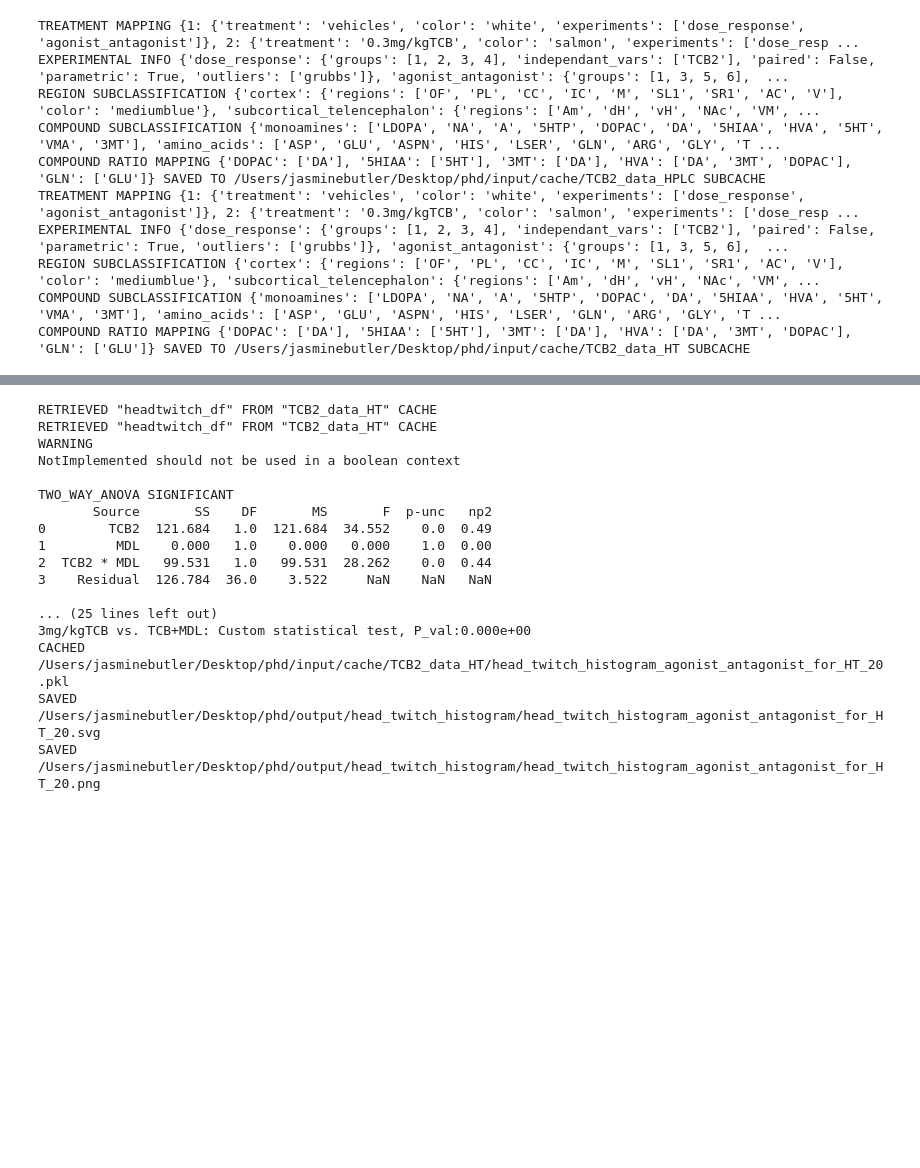
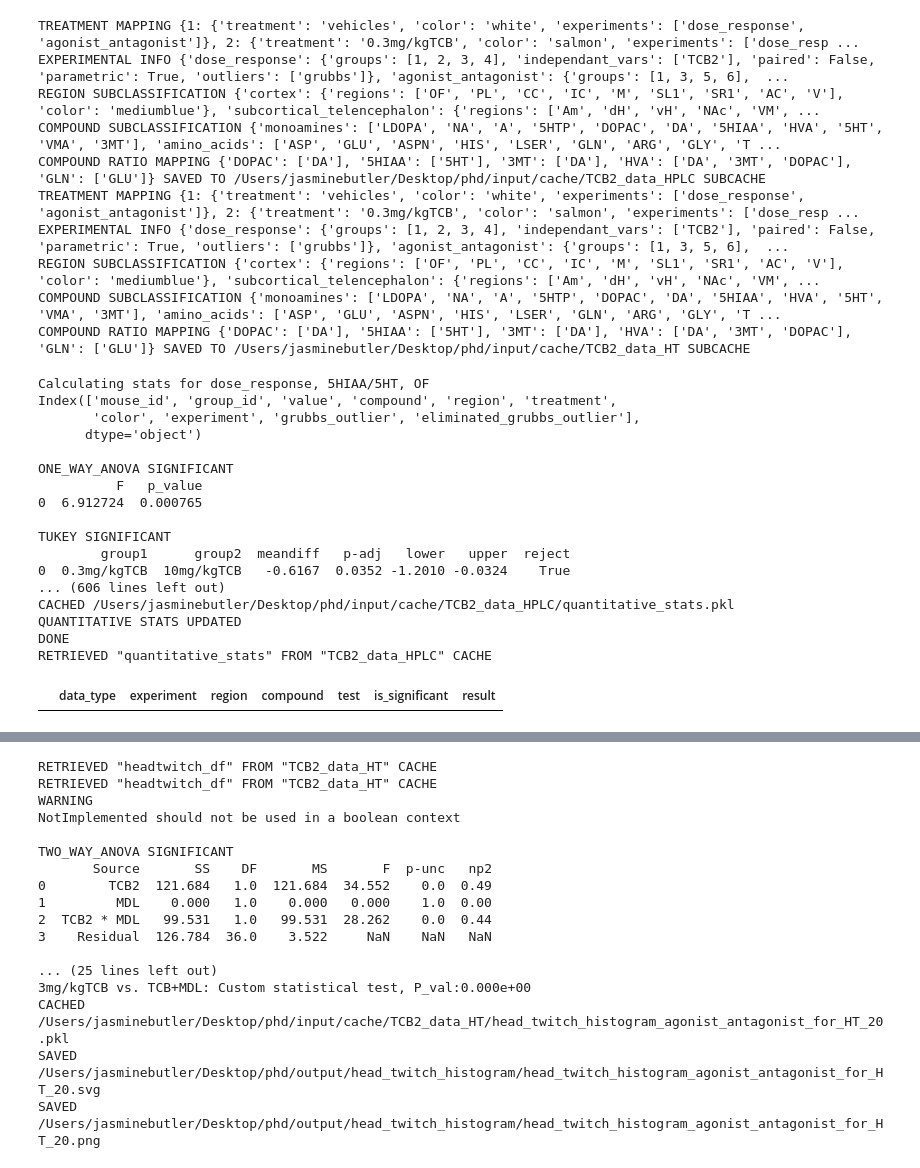
Before and after one commit to remicorne/phd, a Jupyter notebook: RUN.ipynb, the cells around one changed output, grey strips where cells are left out. Drawn from its saved outputs; the diff is of its cells as text; code cells hidden in the pictures; blank space fills up the shorter version.

Commit message:
started adding starts to quantitativeSummary issues also with M, MR, Y, SC for stats data exists but no oneway? - sick going home

```diff
--- a/RUN.ipynb
+++ b/RUN.ipynb
@@ -105,6 +105,35 @@ EXPERIMENTAL INFO {'dose_response': {'groups': [1, 2, 3, 4], 'independant_vars':
 REGION SUBCLASSIFICATION {'cortex': {'regions': ['OF', 'PL', 'CC', 'IC', 'M', 'SL1', 'SR1', 'AC', 'V'], 'color': 'mediumblue'}, 'subcortical_telencephalon': {'regions': ['Am', 'dH', 'vH', 'NAc', 'VM', ...
 COMPOUND SUBCLASSIFICATION {'monoamines': ['LDOPA', 'NA', 'A', '5HTP', 'DOPAC', 'DA', '5HIAA', 'HVA', '5HT', 'VMA', '3MT'], 'amino_acids': ['ASP', 'GLU', 'ASPN', 'HIS', 'LSER', 'GLN', 'ARG', 'GLY', 'T ...
 COMPOUND RATIO MAPPING {'DOPAC': ['DA'], '5HIAA': ['5HT'], '3MT': ['DA'], 'HVA': ['DA', '3MT', 'DOPAC'], 'GLN': ['GLU']} SAVED TO /Users/jasminebutler/Desktop/phd/input/cache/TCB2_data_HT SUBCACHE
+# %%
+#CONSTRUCTION
+# justStats(filename,
+#           experiments=['dose_response'],
+#           compounds=['5HIAA/5HT'],
+#           regions=["OF","PL","CC", "IC","M", "SJ","SL1", "SL6", "SR6", "SR1", "AC", "V",
+#                 "Am", "dH", "vH", "NAc", "VM", "DM","VL", "DL", "MD",  "VPL",  "VPR",
+#                 "DG", "Y",  "SC","SN", "VTA", "DR","MR", "CE"],
+#         p_value_threshold=0.05)
+subselectDf(getQuantitativeStats(filename), {'experiment':'dose_response', 'compound':'5HIAA/5HT', 'region':['Y','SC']})
+# %% [output]
+Calculating stats for dose_response, 5HIAA/5HT, OF
+Index(['mouse_id', 'group_id', 'value', 'compound', 'region', 'treatment',
+       'color', 'experiment', 'grubbs_outlier', 'eliminated_grubbs_outlier'],
+      dtype='object')
+
+ONE_WAY_ANOVA SIGNIFICANT
+          F   p_value
+0  6.912724  0.000765
+
+TUKEY SIGNIFICANT
+        group1      group2  meandiff   p-adj   lower   upper  reject
+0  0.3mg/kgTCB  10mg/kgTCB   -0.6167  0.0352 -1.2010 -0.0324    True
+... (606 lines left out)
+CACHED /Users/jasminebutler/Desktop/phd/input/cache/TCB2_data_HPLC/quantitative_stats.pkl
+QUANTITATIVE STATS UPDATED
+DONE
+RETRIEVED "quantitative_stats" FROM "TCB2_data_HPLC" CACHE
+|  | data_type | experiment | region | compound | test | is_significant | result |
 # %%
 # quantitativeSummary(
 #         filename,
```
Also changed, not shown: parts of 5 cells of this notebook, 3 other files.
